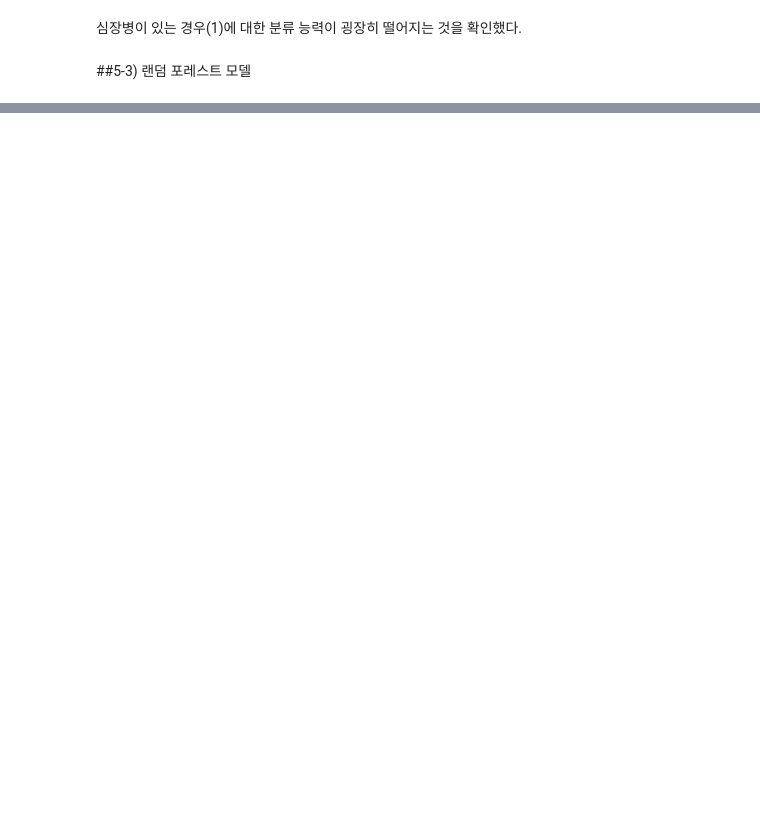
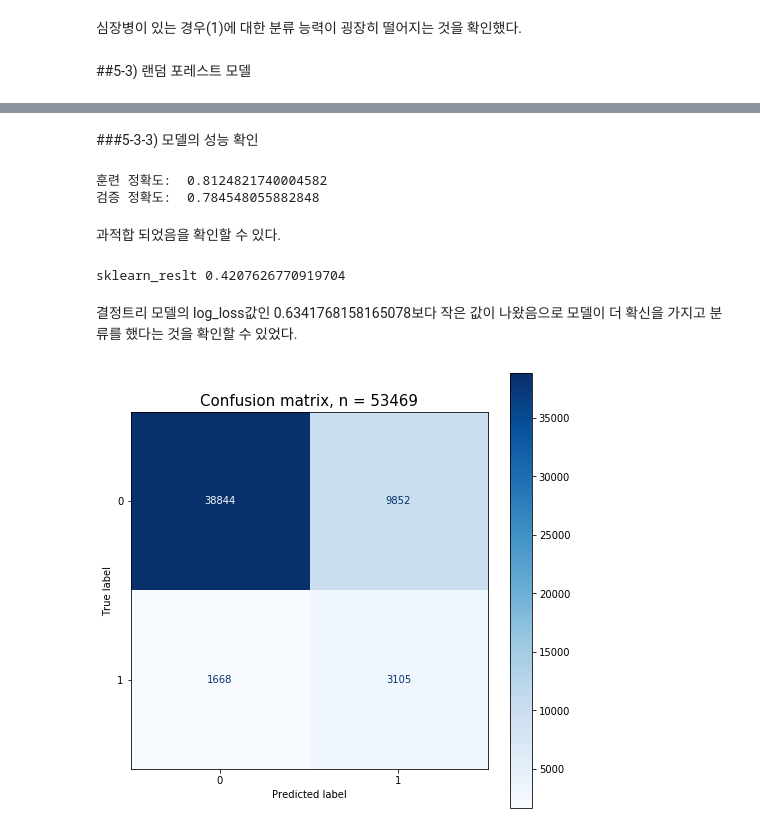
Before and after one commit to An-Dongsun/Section2-Project, a Jupyter notebook: AI_13_안동선_section2_project.ipynb, the cells around one changed output, grey strips where cells are left out. Cells and saved outputs as stored; diff of their text form; code cells hidden in the pictures; blank space fills up the shorter version.

```diff
--- a/AI_13_안동선_section2_project.ipynb
+++ b/AI_13_안동선_section2_project.ipynb
@@ -815,0 +898,33 @@ Fitting 3 folds for each of 50 candidates, totalling 150 fits
+# %%
+# 만들어진 모델에서 가장 성능이 좋은 모델을 불러옵니다.
+pipe_rf = clf.best_estimator_
+# %% [markdown]
+###5-3-3) 모델의 성능 확인
+# %%
+print('훈련 정확도: ', pipe_rf.score(X_train, y_train))
+print('검증 정확도: ', pipe_rf.score(X_val, y_val))
+# %% [output]
+훈련 정확도:  0.8124821740004582
+검증 정확도:  0.784548055882848
+# %% [markdown]
+과적합 되었음을 확인할 수 있다.
+# %%
+y_proba = pipe_rf.predict_proba(X_val)
+# 사이킷런 결과 확인
+sklearn_reslt = log_loss(y_val, y_proba)
+print("sklearn_reslt", sklearn_reslt)
+# %% [output]
+sklearn_reslt 0.4207626770919704
+# %% [markdown]
+결정트리 모델의 log_loss값인 0.6341768158165078보다 작은 값이 나왔음으로 모델이 더 확신을 가지고 분류를 했다는 것을 확인할 수 있었다.
+# %%
+fig, ax = plt.subplots(figsize=(8,8))
+pcm = plot_confusion_matrix(pipe_rf, # 분류 모델
+                            X_val, y_val, # 예측 데이터와 예측값의 정답
+                            cmap = plt.cm.Blues, # 컬러맵(plt.cm.Reds, plt.cm.rainbow 등이 있음)
+                            normalize = None, #'true', 'pred', 'all' 중에서 지정 가능. default=None
+                            ax = ax)
+plt.title(f'Confusion matrix, n = {len(y_val)}', fontsize = 15)
+plt.show()
+# %% [output]
+[figure, added]
```
Also changed, not shown: parts of 42 cells of this notebook.
